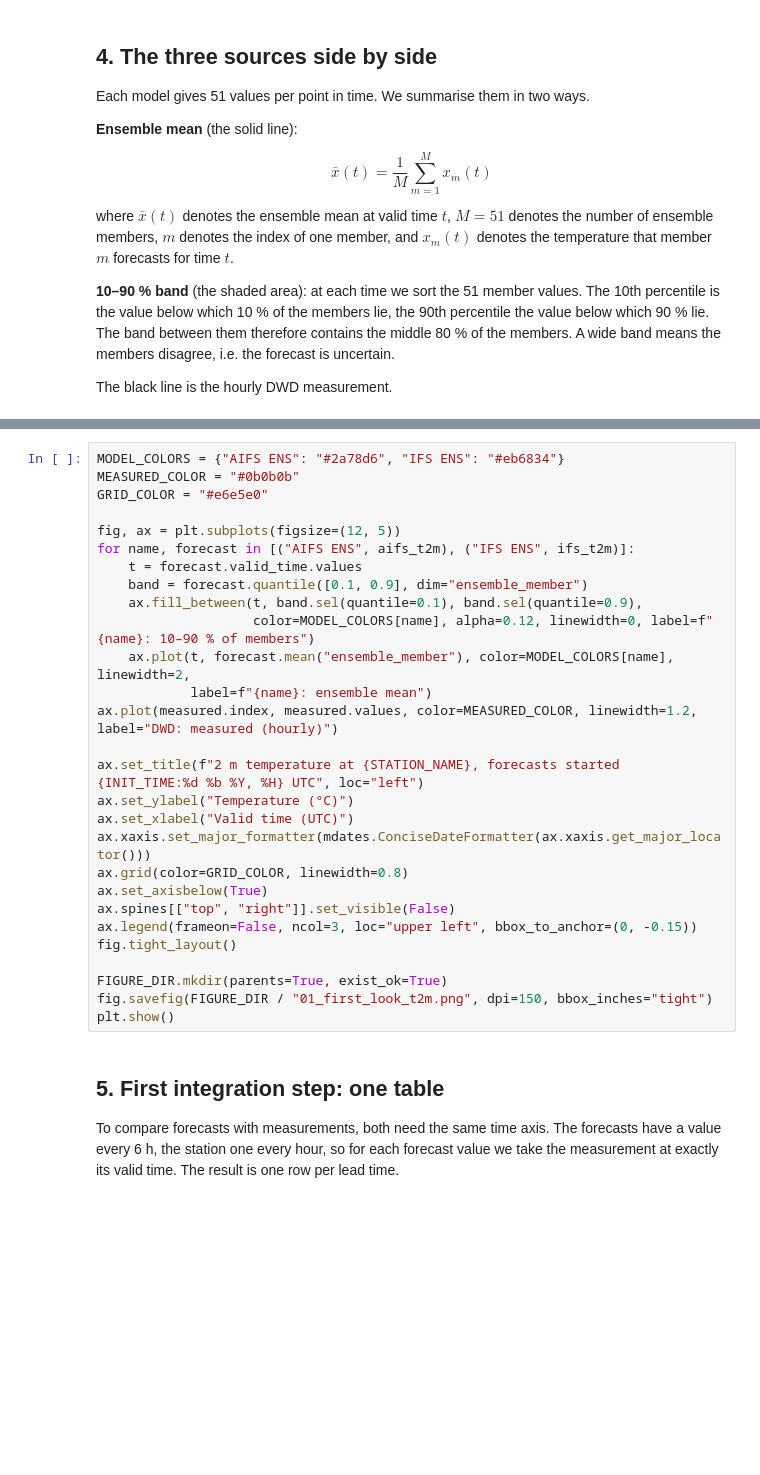
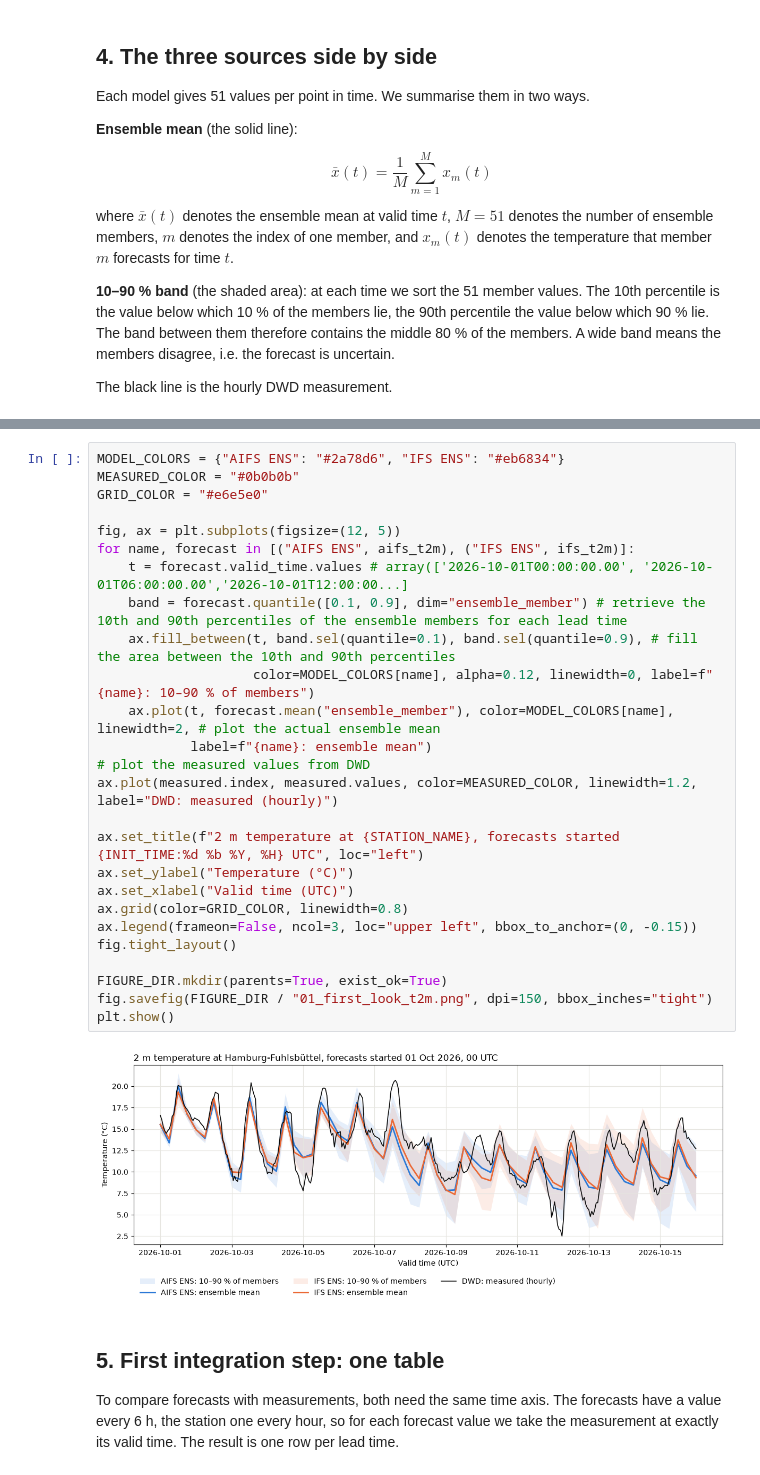
Before and after one commit to DanielJonasMielke/DataAnalytics, a Jupyter notebook: notebooks/01_first_look.ipynb, the cells around one changed output, grey strips where cells are left out. Drawn from its saved outputs; the diff is of its cells as text; blank space fills up the shorter version.

```diff
--- a/notebooks/01_first_look.ipynb
+++ b/notebooks/01_first_look.ipynb
@@ -170,31 +228,31 @@ The black line is the hourly DWD measurement.
 # %%
 MODEL_COLORS = {"AIFS ENS": "#2a78d6", "IFS ENS": "#eb6834"}
 MEASURED_COLOR = "#0b0b0b"
 GRID_COLOR = "#e6e5e0"
 
 fig, ax = plt.subplots(figsize=(12, 5))
 for name, forecast in [("AIFS ENS", aifs_t2m), ("IFS ENS", ifs_t2m)]:
-    t = forecast.valid_time.values
-    band = forecast.quantile([0.1, 0.9], dim="ensemble_member")
-    ax.fill_between(t, band.sel(quantile=0.1), band.sel(quantile=0.9),
+    t = forecast.valid_time.values # array(['2026-10-01T00:00:00.00', '2026-10-01T06:00:00.00','2026-10-01T12:00:00...]
+    band = forecast.quantile([0.1, 0.9], dim="ensemble_member") # retrieve the 10th and 90th percentiles of the ensemble members for each lead time
+    ax.fill_between(t, band.sel(quantile=0.1), band.sel(quantile=0.9), # fill the area between the 10th and 90th percentiles
                     color=MODEL_COLORS[name], alpha=0.12, linewidth=0, label=f"{name}: 10–90 % of members")
-    ax.plot(t, forecast.mean("ensemble_member"), color=MODEL_COLORS[name], linewidth=2,
+    ax.plot(t, forecast.mean("ensemble_member"), color=MODEL_COLORS[name], linewidth=2, # plot the actual ensemble mean
             label=f"{name}: ensemble mean")
+# plot the measured values from DWD
 ax.plot(measured.index, measured.values, color=MEASURED_COLOR, linewidth=1.2, label="DWD: measured (hourly)")
 
 ax.set_title(f"2 m temperature at {STATION_NAME}, forecasts started {INIT_TIME:%d %b %Y, %H} UTC", loc="left")
 ax.set_ylabel("Temperature (°C)")
 ax.set_xlabel("Valid time (UTC)")
-ax.xaxis.set_major_formatter(mdates.ConciseDateFormatter(ax.xaxis.get_major_locator()))
 ax.grid(color=GRID_COLOR, linewidth=0.8)
-ax.set_axisbelow(True)
-ax.spines[["top", "right"]].set_visible(False)
 ax.legend(frameon=False, ncol=3, loc="upper left", bbox_to_anchor=(0, -0.15))
 fig.tight_layout()
 
 FIGURE_DIR.mkdir(parents=True, exist_ok=True)
 fig.savefig(FIGURE_DIR / "01_first_look_t2m.png", dpi=150, bbox_inches="tight")
 plt.show()
+# %% [output]
+[figure, added]
 # %% [markdown]
 ## 5. First integration step: one table
 
```
Also changed, not shown: parts of 11 cells of this notebook, 1 other file.
